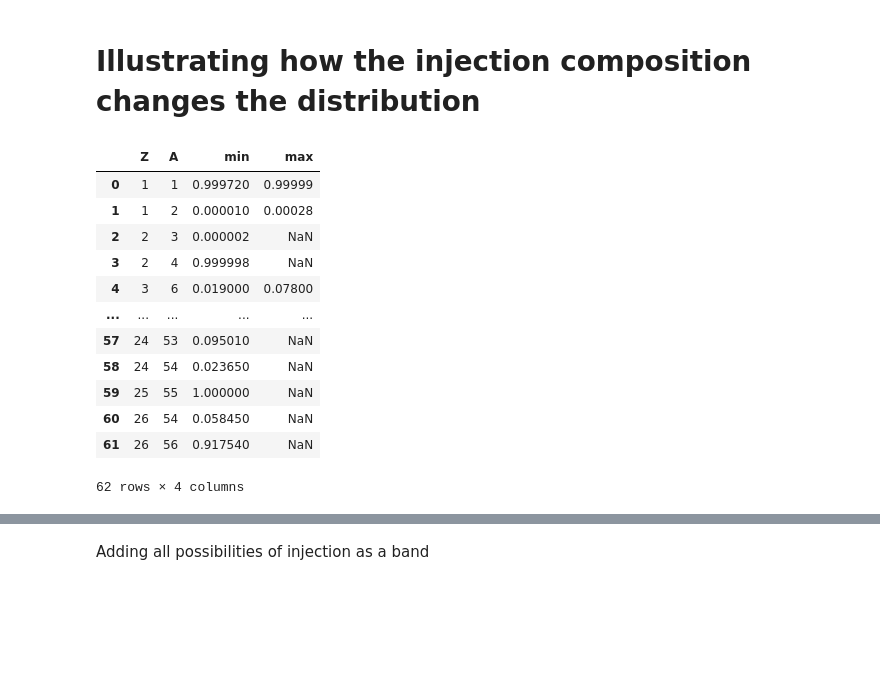
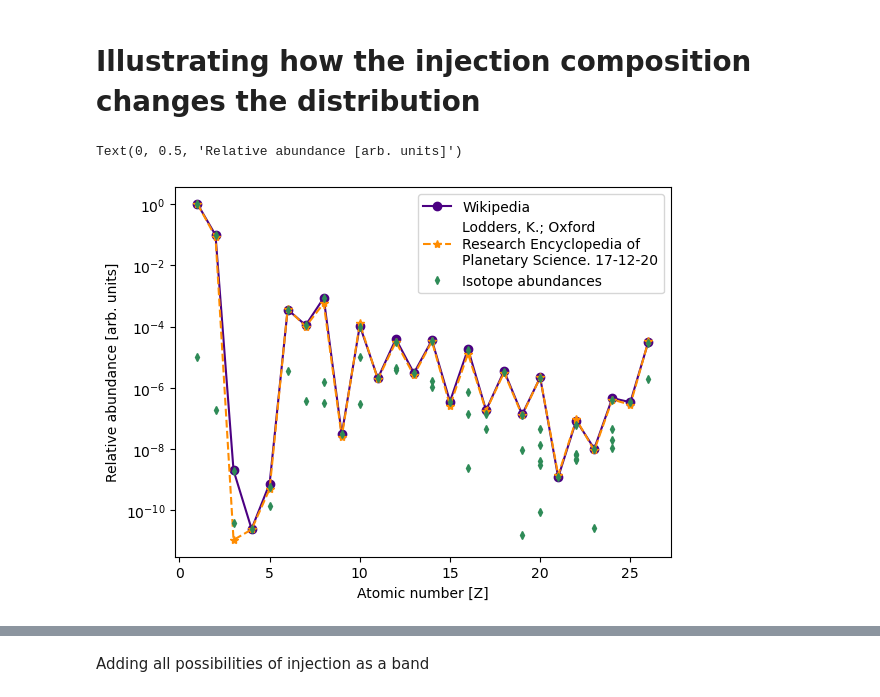
Before and after one commit to mohller/crisp, a Jupyter notebook: examples/Injection_composition.ipynb, the cells around one changed output, grey strips where cells are left out. Saved outputs shown, nothing was run; the diff lists cells and outputs as text; code cells hidden in the pictures; blank space fills up the shorter version.

```diff
--- a/examples/Injection_composition.ipynb
+++ b/examples/Injection_composition.ipynb
@@ -33,26 +51,29 @@ ic1 = InteractionCore_CRPropA_pdis(data_files)
 # %% [markdown]
 # Illustrating how the injection composition changes the distribution
-# %%
-from pandas import read_csv
-chem_abund = read_csv('Chemical_abundances.csv', header=1, names=['Z', 'dens']) # relative to silicon
-elem_abund = read_csv('element_abundances.csv', header=0, names=['Z', 'A', 'min', 'max'])
-
-chem_abund['dens'] /= chem_abund['dens'].sum()
-chem_abund
-elem_abund
-# %% [output]
-|  | Z | A | min | max |
-| 0 | 1 | 1 | 0.999720 | 0.99999 |
-| 1 | 1 | 2 | 0.000010 | 0.00028 |
-| 2 | 2 | 3 | 0.000002 | NaN |
-| 3 | 2 | 4 | 0.999998 | NaN |
-| 4 | 3 | 6 | 0.019000 | 0.07800 |
-| ... | ... | ... | ... | ... |
-| 57 | 24 | 53 | 0.095010 | NaN |
-| 58 | 24 | 54 | 0.023650 | NaN |
-| 59 | 25 | 55 | 1.000000 | NaN |
-| 60 | 26 | 54 | 0.058450 | NaN |
-| 61 | 26 | 56 | 0.917540 | NaN |
-62 rows × 4 columns
+# %%
+from pandas import read_csv
+chem_abund_1 = read_csv('Chemical_abundances.csv', header=1, names=['Z', 'dens']) # relative to silicon
+chem_abund_2 = read_csv('Atomic_abundances.csv', header=3, names=['Z', 'val', 'err'])
+elem_abund = read_csv('isotope_relative_abundances.csv', header=1, names=['Z', 'A', 'min', 'max'])
+
+chem_abund_1['dens'] /= chem_abund_1['dens'].sum()
+
+abund = lambda val: 10**(val - 12)
+chem_abund_2['val'] = chem_abund_2['val'].apply(abund)
+
+
+plt.plot(chem_abund_1['Z'], chem_abund_1['dens'] / chem_abund_1['dens'][0], '-o', c='indigo', label='Wikipedia')
+plt.plot(chem_abund_2['Z'], chem_abund_2['val'], '--*', c='darkorange', label='Lodders, K.; Oxford\nResearch Encyclopedia of\nPlanetary Science. 17-12-20')
+
+eabund = np.hstack([chem_abund_1.loc[chem_abund_1['Z'] == Zval]['dens'].values for Zval in elem_abund['Z']])
+plt.plot(elem_abund['Z'], elem_abund['min'] * eabund / chem_abund_1['dens'][0], '-d', c='seagreen', ms=4, lw=0, label='Isotope abundances')
+
+plt.semilogy()
+plt.legend()
+plt.xlabel('Atomic number [Z]')
+plt.ylabel('Relative abundance [arb. units]')
+# %% [output]
+Text(0, 0.5, 'Relative abundance [arb. units]')
+[figure, added]
 # %%
 br = np.logspace(9, 10, 10)
```
Also changed, not shown: parts of 13 cells of this notebook, 3 other files.
